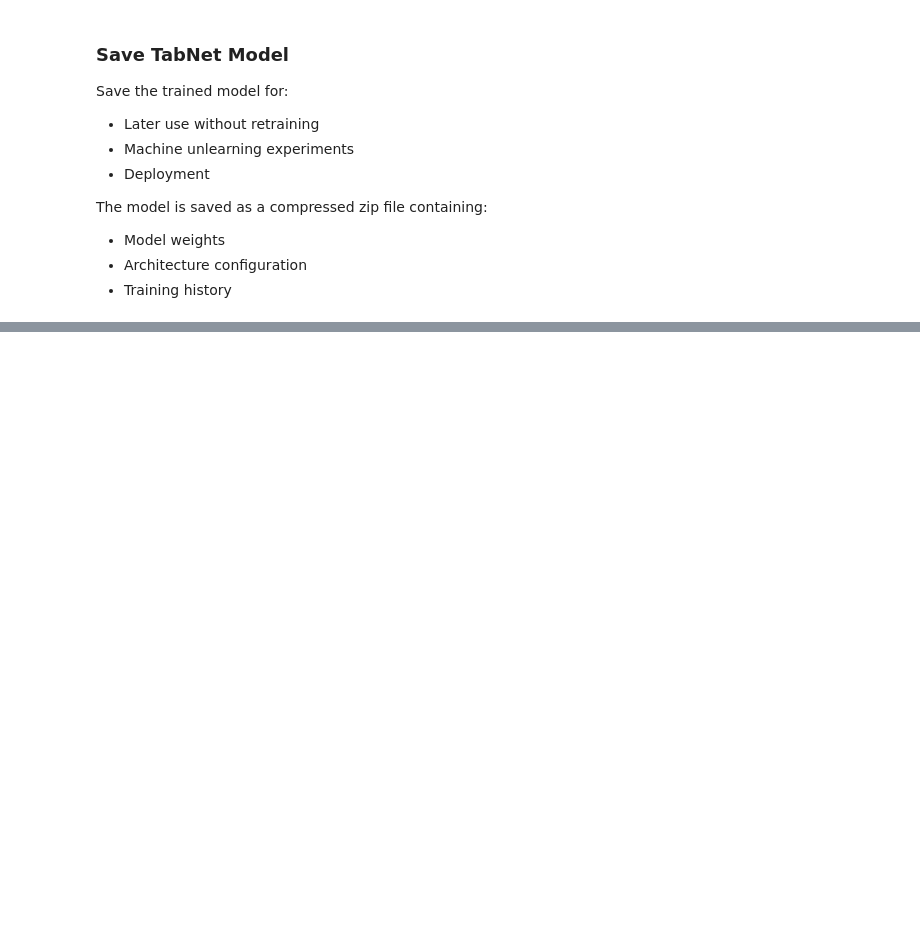
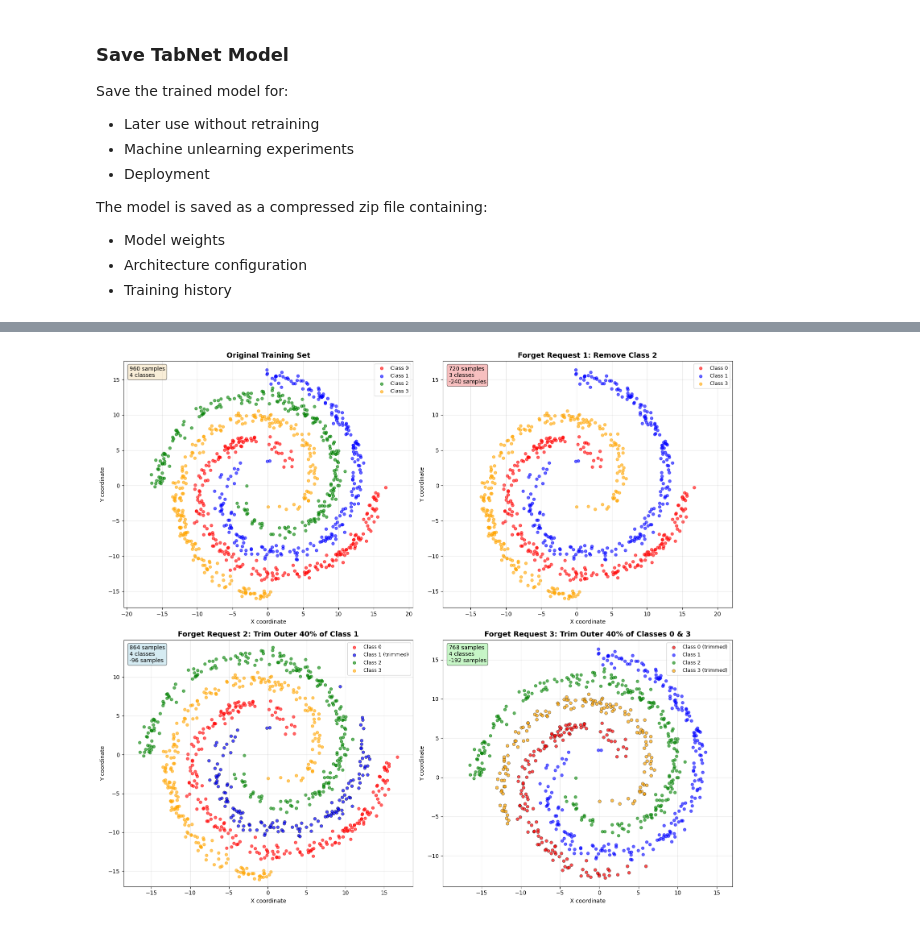
Before and after one commit to em1ttal/TFG, a Jupyter notebook: Codes/notebooks/final_notebook.ipynb, the cells around one changed output, grey strips where cells are left out. Saved outputs shown, nothing was run; the diff lists cells and outputs as text; code cells hidden in the pictures; blank space fills up the shorter version.

```diff
--- a/Codes/notebooks/final_notebook.ipynb
+++ b/Codes/notebooks/final_notebook.ipynb
@@ -844,0 +1278,100 @@ loaded_model.load_model('tabnet_spiral_model')
+# %%
+# Summary visualization: All three forget requests
+fig, axes = plt.subplots(2, 2, figsize=(16, 14))
+colors = ['red', 'blue', 'green', 'orange']
+
+# Plot 0: Original
+for class_idx in range(num_classes):
+    class_mask = y_train == class_idx
+    axes[0, 0].scatter(X_train[class_mask, 0], X_train[class_mask, 1],
+                      c=colors[class_idx], label=f'Class {class_idx}',
+                      alpha=0.6, s=25)
+axes[0, 0].set_title('Original Training Set', fontsize=13, fontweight='bold')
+axes[0, 0].set_xlabel('X coordinate')
+axes[0, 0].set_ylabel('Y coordinate')
+axes[0, 0].legend(loc='upper right', fontsize=9)
+axes[0, 0].grid(True, alpha=0.3)
+axes[0, 0].axis('equal')
+axes[0, 0].text(0.02, 0.98, f'{len(y_train)} samples\n4 classes',
+               transform=axes[0, 0].transAxes, fontsize=10,
+               verticalalignment='top', bbox=dict(boxstyle='round', facecolor='wheat', alpha=0.5))
+
+# Plot 1: Forget Request 1 (Remove Class 2)
+for class_idx in range(num_classes):
+    class_mask = y_train_forget1 == class_idx
+    if np.sum(class_mask) > 0:
+        axes[0, 1].scatter(X_train_forget1[class_mask, 0], X_train_forget1[class_mask, 1],
+                          c=colors[class_idx], label=f'Class {class_idx}',
+                          alpha=0.6, s=25)
+axes[0, 1].set_title('Forget Request 1: Remove Class 2', fontsize=13, fontweight='bold')
+axes[0, 1].set_xlabel('X coordinate')
+axes[0, 1].set_ylabel('Y coordinate')
+axes[0, 1].legend(loc='upper right', fontsize=9)
+axes[0, 1].grid(True, alpha=0.3)
+axes[0, 1].axis('equal')
+axes[0, 1].text(0.02, 0.98, f'{len(y_train_forget1)} samples\n3 classes\n-{len(y_train) - len(y_train_forget1)} samples',
+               transform=axes[0, 1].transAxes, fontsize=10,
+               verticalalignment='top', bbox=dict(boxstyle='round', facecolor='lightcoral', alpha=0.5))
+
+# Plot 2: Forget Request 2 (Trim Class 1)
+for class_idx in range(num_classes):
+    class_mask = y_train_forget2 == class_idx
+    if class_idx == class_to_trim:
+        axes[1, 0].scatter(X_train_forget2[class_mask, 0], X_train_forget2[class_mask, 1],
+                          c=colors[class_idx], label=f'Class {class_idx} (trimmed)',
+                          alpha=0.7, s=30, edgecolors='black', linewidths=0.5)
+    else:
+        axes[1, 0].scatter(X_train_forget2[class_mask, 0], X_train_forget2[class_mask, 1],
+                          c=colors[class_idx], label=f'Class {class_idx}',
+                          alpha=0.6, s=25)
+axes[1, 0].set_title('Forget Request 2: Trim Outer 40% of Class 1', fontsize=13, fontweight='bold')
+axes[1, 0].set_xlabel('X coordinate')
+axes[1, 0].set_ylabel('Y coordinate')
+axes[1, 0].legend(loc='upper right', fontsize=9)
+axes[1, 0].grid(True, alpha=0.3)
+axes[1, 0].axis('equal')
+axes[1, 0].text(0.02, 0.98, f'{len(y_train_forget2)} samples\n4 classes\n-{len(y_train) - len(y_train_forget2)} samples',
+               transform=axes[1, 0].transAxes, fontsize=10,
+               verticalalignment='top', bbox=dict(boxstyle='round', facecolor='lightblue', alpha=0.5))
+
+# Plot 3: Forget Request 3 (Trim Classes 0 and 3)
+for class_idx in range(num_classes):
+    class_mask = y_train_forget3 == class_idx
+    if class_idx in classes_to_trim:
+        axes[1, 1].scatter(X_train_forget3[class_mask, 0], X_train_forget3[class_mask, 1],
+                          c=colors[class_idx], label=f'Class {class_idx} (trimmed)',
+                          alpha=0.7, s=30, edgecolors='black', linewidths=0.5)
+    else:
+        axes[1, 1].scatter(X_train_forget3[class_mask, 0], X_train_forget3[class_mask, 1],
+                          c=colors[class_idx], label=f'Class {class_idx}',
+                          alpha=0.6, s=25)
+axes[1, 1].set_title('Forget Request 3: Trim Outer 40% of Classes 0 & 3', fontsize=13, fontweight='bold')
+axes[1, 1].set_xlabel('X coordinate')
+axes[1, 1].set_ylabel('Y coordinate')
+axes[1, 1].legend(loc='upper right', fontsize=9)
+axes[1, 1].grid(True, alpha=0.3)
+axes[1, 1].axis('equal')
+axes[1, 1].text(0.02, 0.98, f'{len(y_train_forget3)} samples\n4 classes\n-{len(y_train) - len(y_train_forget3)} samples',
+               transform=axes[1, 1].transAxes, fontsize=10,
+               verticalalignment='top', bbox=dict(boxstyle='round', facecolor='lightgreen', alpha=0.5))
+
+plt.tight_layout()
+plt.show()
+
+# Print summary statistics
+print("=" * 70)
+print("FORGET REQUESTS SUMMARY")
+print("=" * 70)
+print(f"\nOriginal Training Set: {len(y_train)} samples")
+print(f"\nForget Request 1 (Remove Class 2):")
+print(f"  Remaining: {len(y_train_forget1)} samples ({len(y_train_forget1)/len(y_train)*100:.1f}%)")
+print(f"  Removed: {len(y_train) - len(y_train_forget1)} samples ({(1 - len(y_train_forget1)/len(y_train))*100:.1f}%)")
+print(f"\nForget Request 2 (Trim Class 1):")
+print(f"  Remaining: {len(y_train_forget2)} samples ({len(y_train_forget2)/len(y_train)*100:.1f}%)")
+print(f"  Removed: {len(y_train) - len(y_train_forget2)} samples ({(1 - len(y_train_forget2)/len(y_train))*100:.1f}%)")
+print(f"\nForget Request 3 (Trim Classes 0 & 3):")
+print(f"  Remaining: {len(y_train_forget3)} samples ({len(y_train_forget3)/len(y_train)*100:.1f}%)")
+print(f"  Removed: {len(y_train) - len(y_train_forget3)} samples ({(1 - len(y_train_forget3)/len(y_train))*100:.1f}%)")
+print("=" * 70)
+# %% [output]
+[figure, added]
```
Also changed, not shown: parts of 40 cells of this notebook, 2 other files.
